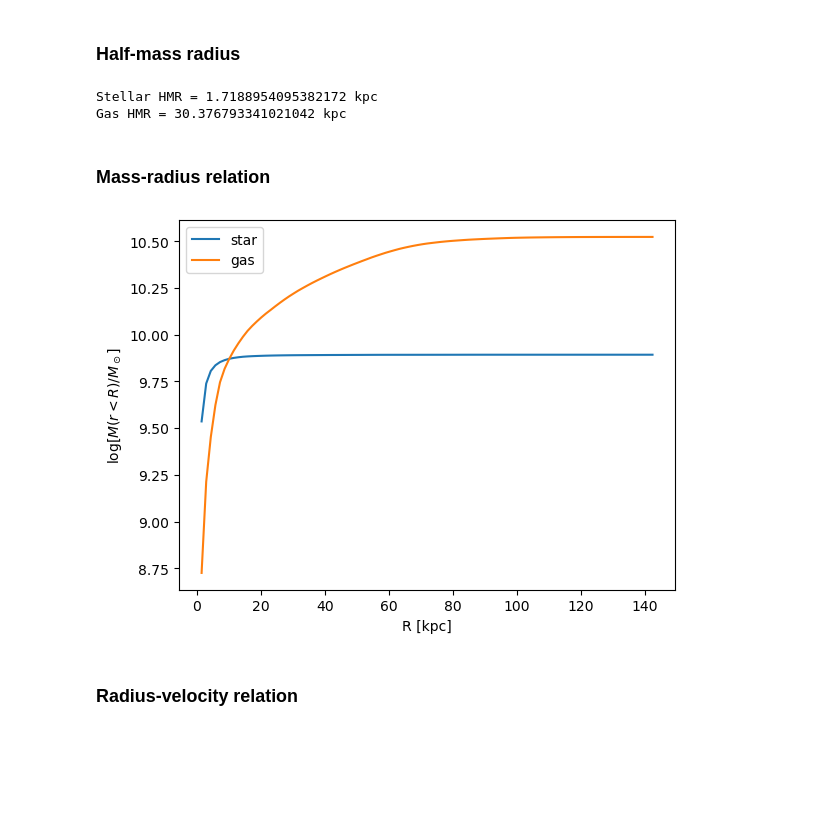
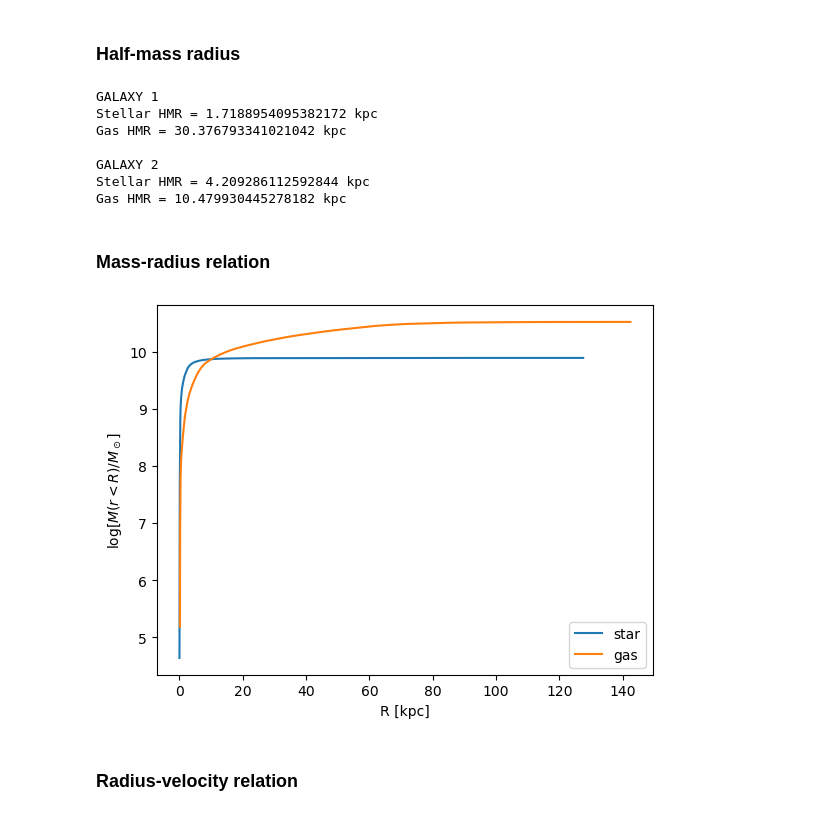
Before and after one commit to Amedeo1054/particelleeee, a Jupyter notebook: single_snapshot.ipynb, the cells around one changed output. Saved outputs shown, nothing was run; the diff lists cells and outputs as text; code cells hidden in the pictures; blank space fills up the shorter version.

```diff
--- a/single_snapshot.ipynb
+++ b/single_snapshot.ipynb
@@ -135,33 +135,48 @@ plt.show()
 # half-mass radius for galaxy 1
 
 HMRs = half_mass_radius(r1s, g1['Star']['Mass'][:])
-print('Stellar HMR =', HMRs, 'kpc')
+print('GALAXY 1\nStellar HMR =', HMRs, 'kpc')
 
 HMRg = half_mass_radius(r1g, g1['Gas']['Mass'][:])
 print('Gas HMR =', HMRg, 'kpc')
+
+# half-mass radius for galaxy 2
+
+HMRs2 = half_mass_radius(r2s, g2['Star']['Mass'][:])
+print('\nGALAXY 2\nStellar HMR =', HMRs2, 'kpc')
+
+HMRg2 = half_mass_radius(r2g, g2['Gas']['Mass'][:])
+print('Gas HMR =', HMRg2, 'kpc')
 # %% [output]
+GALAXY 1
 Stellar HMR = 1.7188954095382172 kpc
 Gas HMR = 30.376793341021042 kpc
+
+GALAXY 2
+Stellar HMR = 4.209286112592844 kpc
+Gas HMR = 10.479930445278182 kpc
 # %% [markdown]
 ### Mass-radius relation
 # %%
 # mass-radius relation
-radii = np.linspace(0,max(r1g),100)
-Smass = []
-Gmass = []
+idr = np.argsort(r1s)
+r_sorted = r1s[idr]
+m_sorted = g1['Star']['Mass'][:][idr]
+m_cum = np.cumsum(m_sorted)
+plt.plot(r1s[idr], np.log10(m_cum), label='star')
 
-for r in radii:
-    Smass.append( np.sum(g1['Star']['Mass'][r1s<r]) )
-    Gmass.append( np.sum(g1['Gas']['Mass'][r1g<r]) )
+idr = np.argsort(r1g)
+r_sorted = r1g[idr]
+m_sorted = g1['Gas']['Mass'][:][idr]
+m_cum = np.cumsum(m_sorted)
+plt.plot(r1g[idr], np.log10(m_cum), label='gas')
 
-plt.plot(radii, np.log10(Smass), label='star')
-plt.plot(radii, np.log10(Gmass), label='gas')
 plt.xlabel('R [kpc]')
 plt.ylabel('log[$M(r<R)/M_\odot$]')
 plt.legend()
 plt.show()
 # %% [output]
-[figure, old version]
+[figure, new version]
 # %% [markdown]
 ### Radius-velocity relation
 # %%
```
Also changed, not shown: parts of 11 cells of this notebook, 1 other file.
